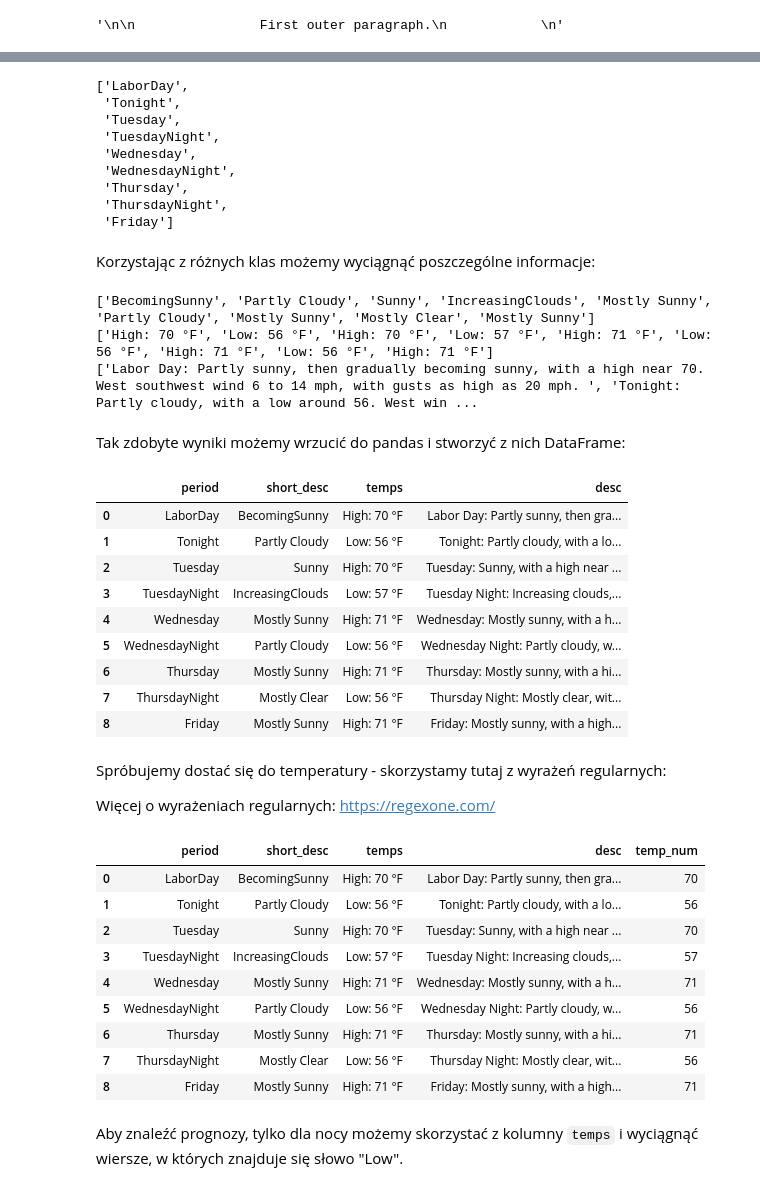
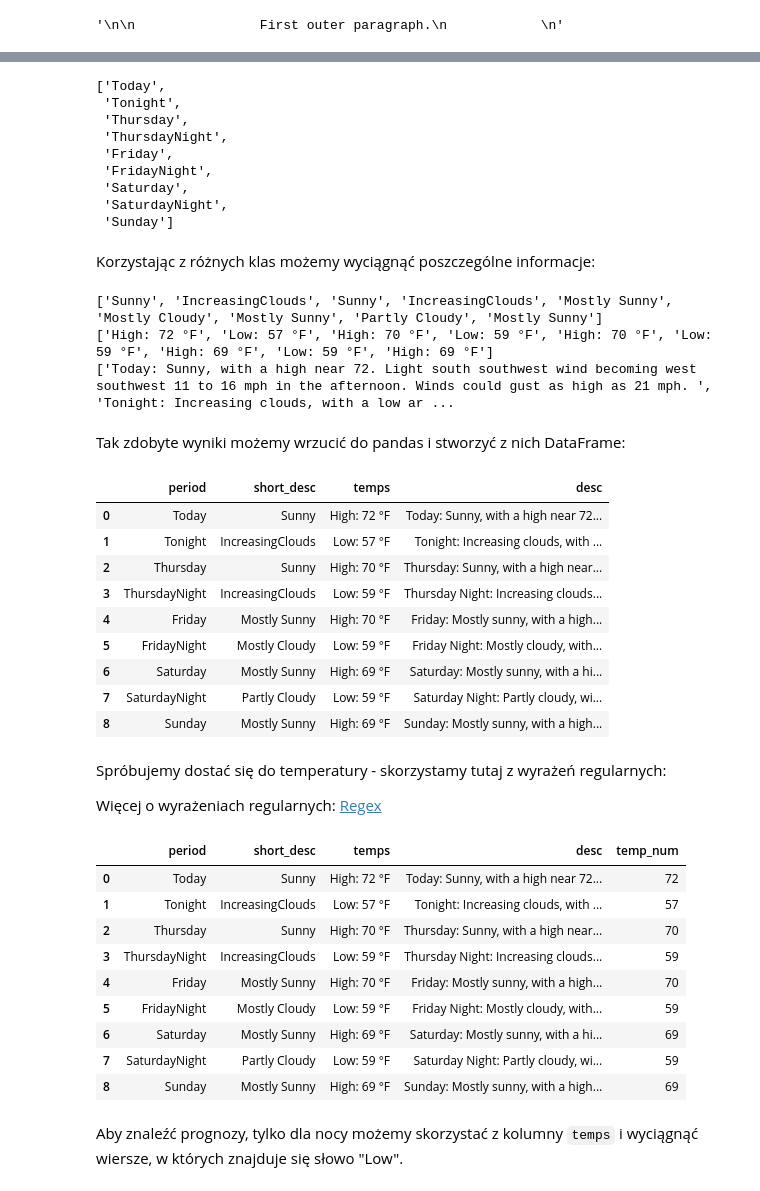
Before and after one commit to Szymon-Budziak/CodeBrainers, a Jupyter notebook: Data_science/Web_scraping.ipynb, the cells around one changed output, grey strips where cells are left out. Saved outputs shown, nothing was run; the diff lists cells and outputs as text; code cells hidden in the pictures.

```diff
--- a/Data_science/Web_scraping.ipynb
+++ b/Data_science/Web_scraping.ipynb
@@ -227,10 +240,12 @@ from bs4 import BeautifulSoup
 
 page = requests.get('https://forecast.weather.gov/MapClick.php?lat=37.7772&lon=-122.4168')
 soup = BeautifulSoup(page.content, 'html.parser')
-seven_day = soup.find(id="seven-day-forecast")
-# forecast_items = seven_day.find_all(class_="tombstone-container")
-forecast_items = seven_day.select(".tombstone-container")
-print(forecast_items[0].prettify())
+
+seven_day = soup.find(id="seven-day-forecast-container")
+forecast_items = seven_day.find_all(class_="tombstone-container")
+# forecast_items = seven_day.select(".tombstone-container")
+# result = soup.select('#seven-day-forecast-container.tombstone-container')
+print(forecast_items[1].prettify())
 # %% [output]
 <div class="tombstone-container">
  <p class="period-name">
@@ -255,15 +270,15 @@ period_tags = seven_day.select(".tombstone-container .period-name")
 periods = [pt.get_text() for pt in period_tags]
 periods
 # %% [output]
-['LaborDay',
+['Today',
  'Tonight',
- 'Tuesday',
- 'TuesdayNight',
- 'Wednesday',
- 'WednesdayNight',
  'Thursday',
  'ThursdayNight',
- 'Friday']
+ 'Friday',
+ 'FridayNight',
+ 'Saturday',
+ 'SaturdayNight',
+ 'Sunday']
 # %% [markdown]
 Korzystając z różnych klas możemy wyciągnąć poszczególne informacje:
 # %%
@@ -274,9 +289,9 @@ print(short_desc)
 print(temps)
 print(desc)
 # %% [output]
-['BecomingSunny', 'Partly Cloudy', 'Sunny', 'IncreasingClouds', 'Mostly Sunny', 'Partly Cloudy', 'Mostly Sunny', 'Mostly Clear', 'Mostly Sunny']
-['High: 70 °F', 'Low: 56 °F', 'High: 70 °F', 'Low: 57 °F', 'High: 71 °F', 'Low: 56 °F', 'High: 71 °F', 'Low: 56 °F', 'High: 71 °F']
-['Labor Day: Partly sunny, then gradually becoming sunny, with a high near 70. West southwest wind 6 to 14 mph, with gusts as high as 20 mph. ', 'Tonight: Partly cloudy, with a low around 56. West win ...
+['Sunny', 'IncreasingClouds', 'Sunny', 'IncreasingClouds', 'Mostly Sunny', 'Mostly Cloudy', 'Mostly Sunny', 'Partly Cloudy', 'Mostly Sunny']
+['High: 72 °F', 'Low: 57 °F', 'High: 70 °F', 'Low: 59 °F', 'High: 70 °F', 'Low: 59 °F', 'High: 69 °F', 'Low: 59 °F', 'High: 69 °F']
+['Today: Sunny, with a high near 72. Light south southwest wind becoming west southwest 11 to 16 mph in the afternoon. Winds could gust as high as 21 mph. ', 'Tonight: Increasing clouds, with a low ar ...
 # %% [markdown]
 Tak zdobyte wyniki możemy wrzucić do pandas i stworzyć z nich DataFrame:
 # %%
@@ -292,35 +307,35 @@ weather = pd.DataFrame({
 weather
 # %% [output]
 |  | period | short_desc | temps | desc |
-| 0 | LaborDay | BecomingSunny | High: 70 °F | Labor Day: Partly sunny, then gra... |
-| 1 | Tonight | Partly Cloudy | Low: 56 °F | Tonight: Partly cloudy, with a lo... |
-| 2 | Tuesday | Sunny | High: 70 °F | Tuesday: Sunny, with a high near ... |
-| 3 | TuesdayNight | IncreasingClouds | Low: 57 °F | Tuesday Night: Increasing clouds,... |
-| 4 | Wednesday | Mostly Sunny | High: 71 °F | Wednesday: Mostly sunny, with a h... |
-| 5 | WednesdayNight | Partly Cloudy | Low: 56 °F | Wednesday Night: Partly cloudy, w... |
-| 6 | Thursday | Mostly Sunny | High: 71 °F | Thursday: Mostly sunny, with a hi... |
-| 7 | ThursdayNight | Mostly Clear | Low: 56 °F | Thursday Night: Mostly clear, wit... |
-| 8 | Friday | Mostly Sunny | High: 71 °F | Friday: Mostly sunny, with a high... |
+| 0 | Today | Sunny | High: 72 °F | Today: Sunny, with a high near 72... |
+| 1 | Tonight | IncreasingClouds | Low: 57 °F | Tonight: Increasing clouds, with ... |
+| 2 | Thursday | Sunny | High: 70 °F | Thursday: Sunny, with a high near... |
+| 3 | ThursdayNight | IncreasingClouds | Low: 59 °F | Thursday Night: Increasing clouds... |
+| 4 | Friday | Mostly Sunny | High: 70 °F | Friday: Mostly sunny, with a high... |
+| 5 | FridayNight | Mostly Cloudy | Low: 59 °F | Friday Night: Mostly cloudy, with... |
+| 6 | Saturday | Mostly Sunny | High: 69 °F | Saturday: Mostly sunny, with a hi... |
+| 7 | SaturdayNight | Partly Cloudy | Low: 59 °F | Saturday Night: Partly cloudy, wi... |
+| 8 | Sunday | Mostly Sunny | High: 69 °F | Sunday: Mostly sunny, with a high... |
 # %% [markdown]
 Spróbujemy dostać się do temperatury - skorzystamy tutaj z wyrażeń regularnych:
 
-Więcej o wyrażeniach regularnych: https://regexone.com/
+Więcej o wyrażeniach regularnych: [Regex](https://regexone.com/)
 # %%
-temp_nums = weather["temps"].str.extract("(\d+)", expand=False)
+temp_nums = weather.loc[:, "temps"].str.extract("(\d+)", expand=False)
 # \d oznacza, że ta część pasuje do cyfry 0-9, + że powinna być przynajmniej jedna taka cyfra lub więcej
 weather["temp_num"] = temp_nums.astype('int')
 weather
 # %% [output]
 |  | period | short_desc | temps | desc | temp_num |
-| 0 | LaborDay | BecomingSunny | High: 70 °F | Labor Day: Partly sunny, then gra... | 70 |
-| 1 | Tonight | Partly Cloudy | Low: 56 °F | Tonight: Partly cloudy, with a lo... | 56 |
-| 2 | Tuesday | Sunny | High: 70 °F | Tuesday: Sunny, with a high near ... | 70 |
-| 3 | TuesdayNight | IncreasingClouds | Low: 57 °F | Tuesday Night: Increasing clouds,... | 57 |
-| 4 | Wednesday | Mostly Sunny | High: 71 °F | Wednesday: Mostly sunny, with a h... | 71 |
-| 5 | WednesdayNight | Partly Cloudy | Low: 56 °F | Wednesday Night: Partly cloudy, w... | 56 |
-| 6 | Thursday | Mostly Sunny | High: 71 °F | Thursday: Mostly sunny, with a hi... | 71 |
-| 7 | ThursdayNight | Mostly Clear | Low: 56 °F | Thursday Night: Mostly clear, wit... | 56 |
-| 8 | Friday | Mostly Sunny | High: 71 °F | Friday: Mostly sunny, with a high... | 71 |
+| 0 | Today | Sunny | High: 72 °F | Today: Sunny, with a high near 72... | 72 |
+| 1 | Tonight | IncreasingClouds | Low: 57 °F | Tonight: Increasing clouds, with ... | 57 |
+| 2 | Thursday | Sunny | High: 70 °F | Thursday: Sunny, with a high near... | 70 |
+| 3 | ThursdayNight | IncreasingClouds | Low: 59 °F | Thursday Night: Increasing clouds... | 59 |
+| 4 | Friday | Mostly Sunny | High: 70 °F | Friday: Mostly sunny, with a high... | 70 |
+| 5 | FridayNight | Mostly Cloudy | Low: 59 °F | Friday Night: Mostly cloudy, with... | 59 |
+| 6 | Saturday | Mostly Sunny | High: 69 °F | Saturday: Mostly sunny, with a hi... | 69 |
+| 7 | SaturdayNight | Partly Cloudy | Low: 59 °F | Saturday Night: Partly cloudy, wi... | 59 |
+| 8 | Sunday | Mostly Sunny | High: 69 °F | Sunday: Mostly sunny, with a high... | 69 |
 # %% [markdown]
 Aby znaleźć prognozy, tylko dla nocy możemy skorzystać z kolumny `temps` i wyciągnąć wiersze, w których znajduje się słowo "Low".
 # %%
```
Also changed, not shown: parts of 17 cells of this notebook.
